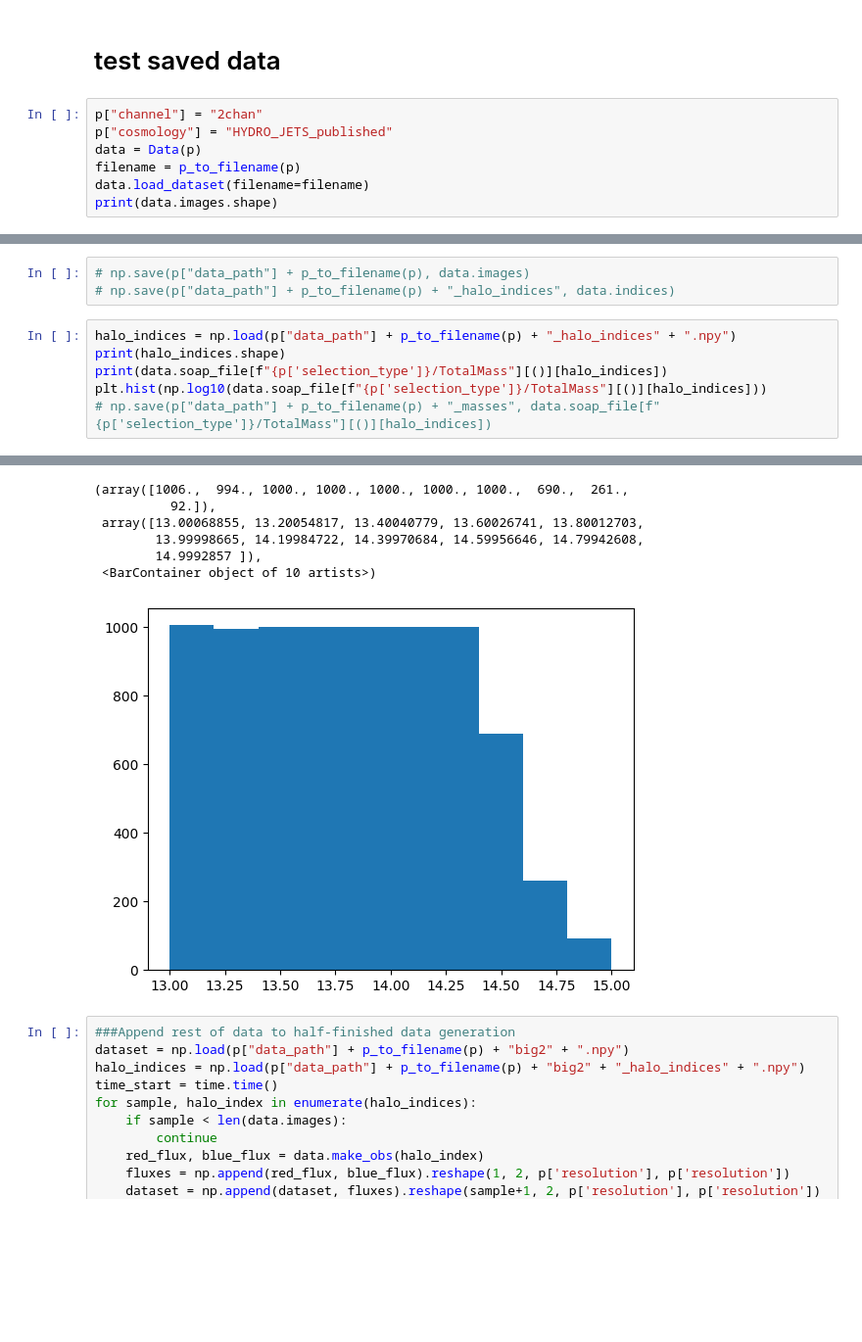
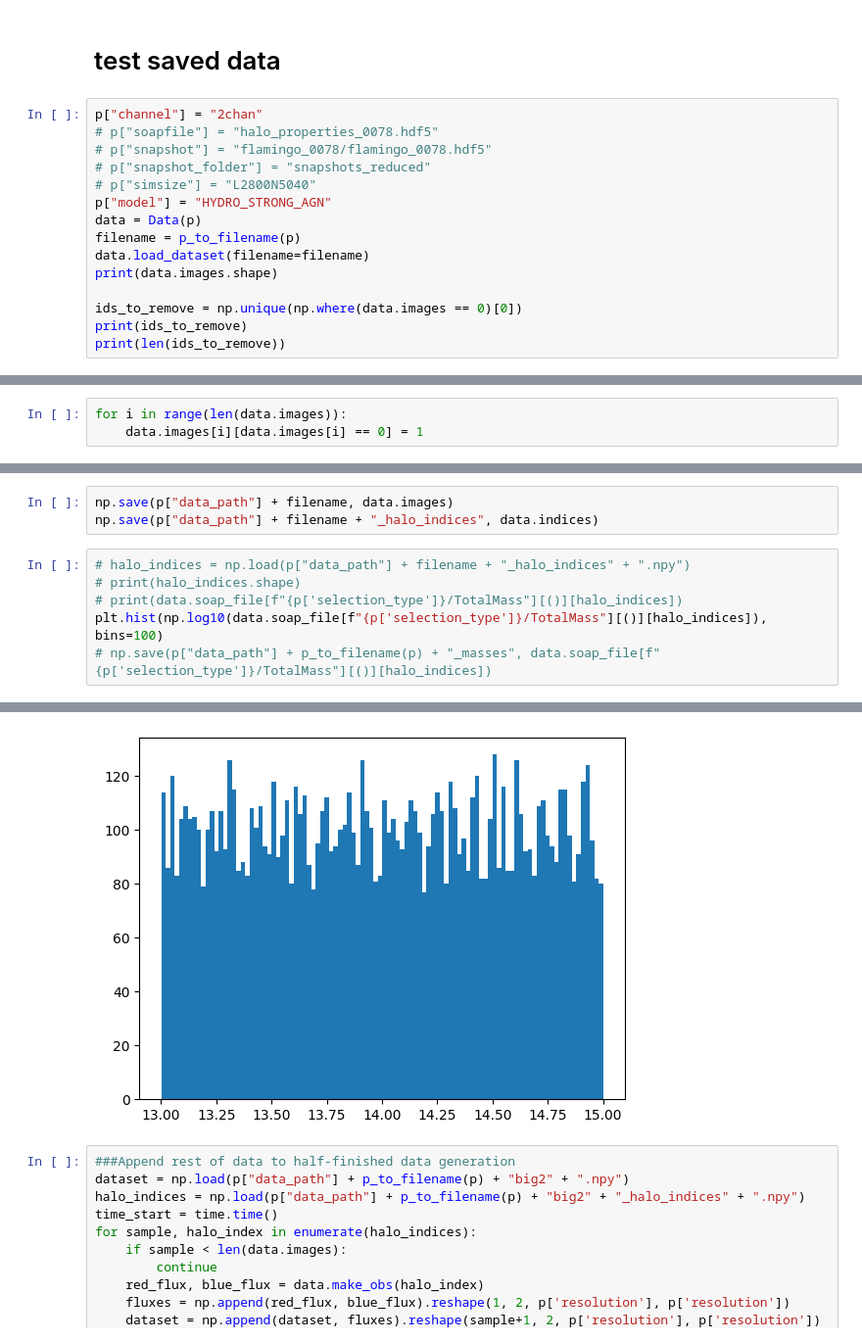
Before and after one commit to woutervantol/scriptie2, a Jupyter notebook: test_data.ipynb, the cells around one changed output, grey strips where cells are left out. Shown at 98% size. Saved outputs shown, nothing was run; the diff lists cells and outputs as text; blank space fills up the shorter version.

Commit message:
test data remove 0s

```diff
--- a/test_data.ipynb
+++ b/test_data.ipynb
@@ -9,9 +9,17 @@ import matplotlib.pyplot as plt
 # test saved data
 # %%
 p["channel"] = "2chan"
-p["cosmology"] = "HYDRO_JETS_published"
+# p["soapfile"] = "halo_properties_0078.hdf5"
+# p["snapshot"] = "flamingo_0078/flamingo_0078.hdf5"
+# p["snapshot_folder"] = "snapshots_reduced"
+# p["simsize"] = "L2800N5040"
+p["model"] = "HYDRO_STRONG_AGN"
 data = Data(p)
 filename = p_to_filename(p)
 data.load_dataset(filename=filename)
 print(data.images.shape)
+
+ids_to_remove = np.unique(np.where(data.images == 0)[0])
+print(ids_to_remove)
+print(len(ids_to_remove))
 # %% [output]
@@ -23,0 +33,3 @@ print(ids_to_remove)
+# %%
+for i in range(len(data.images)):
+    data.images[i][data.images[i] == 0] = 1
@@ -37,10 +54,10 @@ print(data.indices.shape)
 # %%
-# np.save(p["data_path"] + p_to_filename(p), data.images)
-# np.save(p["data_path"] + p_to_filename(p) + "_halo_indices", data.indices)
+np.save(p["data_path"] + filename, data.images)
+np.save(p["data_path"] + filename + "_halo_indices", data.indices)
 # %%
-halo_indices = np.load(p["data_path"] + p_to_filename(p) + "_halo_indices" + ".npy")
-print(halo_indices.shape)
-print(data.soap_file[f"{p['selection_type']}/TotalMass"][()][halo_indices])
-plt.hist(np.log10(data.soap_file[f"{p['selection_type']}/TotalMass"][()][halo_indices]))
+# halo_indices = np.load(p["data_path"] + filename + "_halo_indices" + ".npy")
+# print(halo_indices.shape)
+# print(data.soap_file[f"{p['selection_type']}/TotalMass"][()][halo_indices])
+plt.hist(np.log10(data.soap_file[f"{p['selection_type']}/TotalMass"][()][halo_indices]), bins=100)
 # np.save(p["data_path"] + p_to_filename(p) + "_masses", data.soap_file[f"{p['selection_type']}/TotalMass"][()][halo_indices])
 # %% [output]
@@ -50,10 +81,4 @@ plt.hist(np.log10(data.soap_file[f"{p['selection_type']}/TotalMass"][()][halo_in
-(array([1006.,  994., 1000., 1000., 1000., 1000., 1000.,  690.,  261.,
-          92.]),
- array([13.00068855, 13.20054817, 13.40040779, 13.60026741, 13.80012703,
-        13.99998665, 14.19984722, 14.39970684, 14.59956646, 14.79942608,
-        14.9992857 ]),
- <BarContainer object of 10 artists>)
-[figure, old version]
+[figure, new version]
 # %%
 ###Append rest of data to half-finished data generation
 dataset = np.load(p["data_path"] + p_to_filename(p) + "big2" + ".npy")
```
Also changed, not shown: parts of 7 cells of this notebook, 3 other files.
